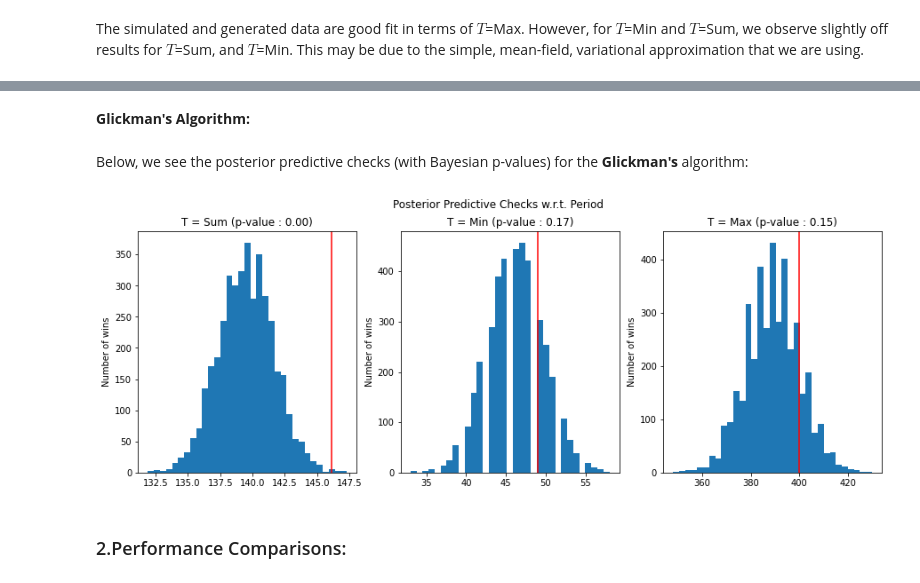
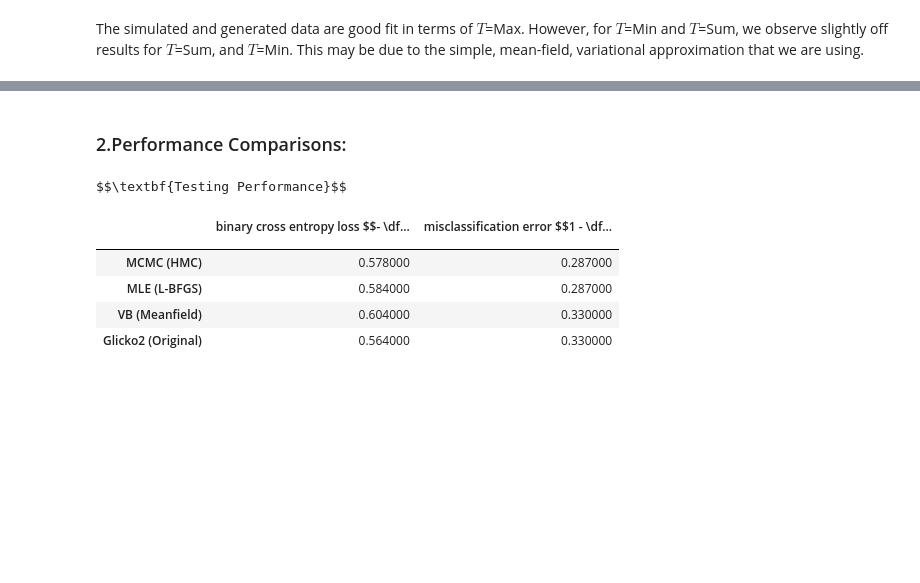
Before and after one commit to ketencimert/probprog-finalproject, a Jupyter notebook: submission/project.ipynb, the cells around one changed output, grey strips where cells are left out. Cells and saved outputs as stored; diff of their text form; code cells hidden in the pictures; blank space fills up the shorter version.

Commit message:
cleaned the notebook and run more tests

```diff
--- a/submission/project.ipynb
+++ b/submission/project.ipynb
@@ -193,20 +191,20 @@ plot_ppc(score_pp_map, observed_data, check, dim)
-# %% [markdown]
-**Glickman's Algorithm:**
-# %% [markdown]
-Below, we see the posterior predictive checks (with Bayesian p-values) for the **Glickman's** algorithm:
-# %%
-plot_ppc(score_pp_glickman, observed_data, check, dim)
-# %% [output]
-[figure, removed]
 # %% [markdown]
 ### 2.Performance Comparisons:
 # %%
 from criticism.criticism import evaluate_models
 
 evaluate_models(
-    y=data["score_test"],
-    model_MCMC=model_MCMC,
-    model_VB=model_VB,
-    model_MLE=model_MLE,
-    model_glicko=glicko_test_probs
+    y=observed_data["score_test"],
+    model_MCMC=glicko_mcmc,
+    model_VB=glicko_vi,
+    model_MLE=glicko_map,
+    model_glicko=test_probs
 )
+# %% [output]
+$$\textbf{Testing Performance}$$
+|  | binary cross entropy loss $$- \df... | misclassification error $$1 - \df... |
+|  |  |  |
+| MCMC (HMC) | 0.578000 | 0.287000 |
+| MLE (L-BFGS) | 0.584000 | 0.287000 |
+| VB (Meanfield) | 0.604000 | 0.330000 |
+| Glicko2 (Original) | 0.564000 | 0.330000 |
```
Also changed, not shown: parts of 12 cells of this notebook, 31 other files.
